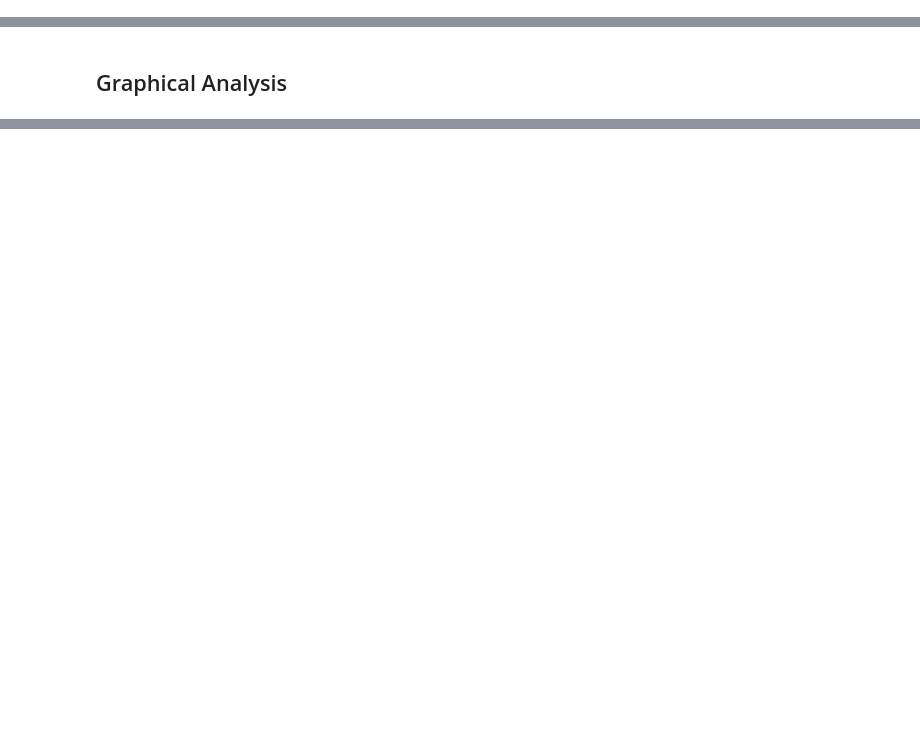
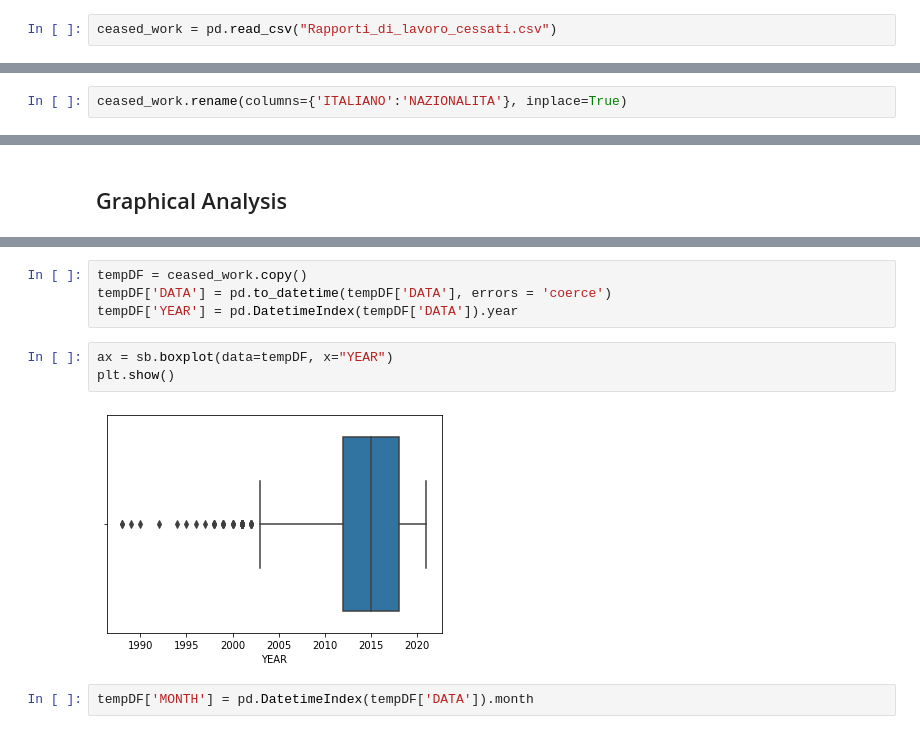
Before and after one commit to Smagia/DSB-ABB, a Jupyter notebook: DataScience_Lab1.ipynb, the cells around one changed output, grey strips where cells are left out. Drawn from its saved outputs; the diff is of its cells as text; blank space fills up the shorter version.

```diff
--- a/DataScience_Lab1.ipynb
+++ b/DataScience_Lab1.ipynb
@@ -21,0 +28,2 @@ works.describe()
+# %%
+ceased_work = pd.read_csv("Rapporti_di_lavoro_cessati.csv")
@@ -242,0 +178,2 @@ Finding the biggest outlier: 621
+# %%
+ceased_work.rename(columns={'ITALIANO':'NAZIONALITA'}, inplace=True)
@@ -244,0 +218,11 @@ Finding the biggest outlier: 621
+# %%
+tempDF = ceased_work.copy()
+tempDF['DATA'] = pd.to_datetime(tempDF['DATA'], errors = 'coerce')
+tempDF['YEAR'] = pd.DatetimeIndex(tempDF['DATA']).year
+# %%
+ax = sb.boxplot(data=tempDF, x="YEAR")
+plt.show()
+# %% [output]
+[figure, added]
+# %%
+tempDF['MONTH'] = pd.DatetimeIndex(tempDF['DATA']).month
```
Also changed, not shown: parts of 102 cells of this notebook.
